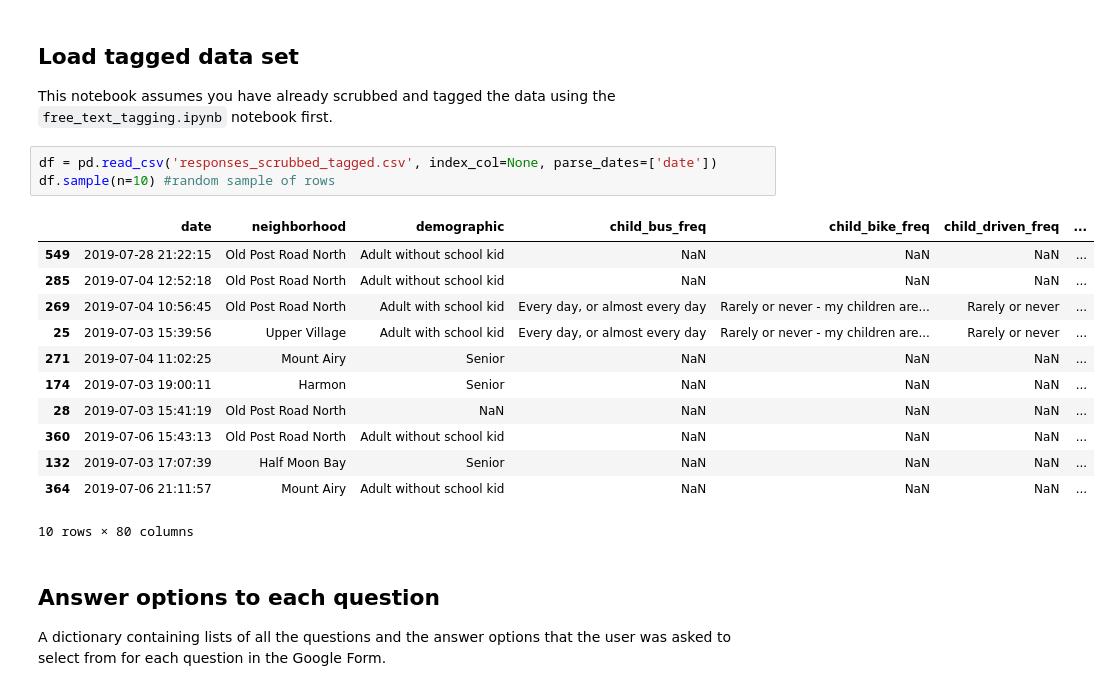
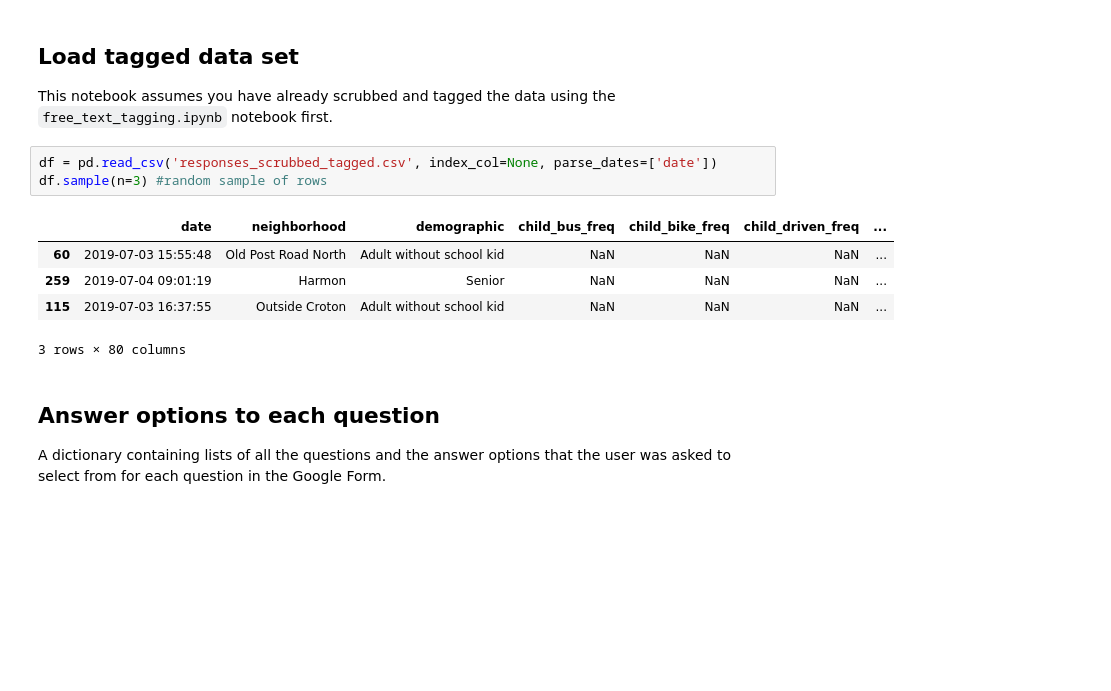
Before and after one commit to croton-on-hudson/bicycle-pedestrian-committee, a Jupyter notebook: survey/analysis/3.multiple_answer_cleanup.ipynb, the cells around one changed output. Drawn from its saved outputs; the diff is of its cells as text; blank space fills up the shorter version.

```diff
--- a/survey/analysis/3.multiple_answer_cleanup.ipynb
+++ b/survey/analysis/3.multiple_answer_cleanup.ipynb
@@ -12,20 +12,13 @@ from IPython.display import display, Markdown, Latex
 This notebook assumes you have already scrubbed and tagged the data using the `free_text_tagging.ipynb` notebook first.
 # %%
 df = pd.read_csv('responses_scrubbed_tagged.csv', index_col=None, parse_dates=['date'])
-df.sample(n=10) #random sample of rows
+df.sample(n=3) #random sample of rows
 # %% [output]
 |  | date | neighborhood | demographic | child_bus_freq | child_bike_freq | child_driven_freq | ... |
-| 549 | 2019-07-28 21:22:15 | Old Post Road North | Adult without school kid | NaN | NaN | NaN | ... |
-| 285 | 2019-07-04 12:52:18 | Old Post Road North | Adult without school kid | NaN | NaN | NaN | ... |
-| 269 | 2019-07-04 10:56:45 | Old Post Road North | Adult with school kid | Every day, or almost every day | Rarely or never - my children are... | Rarely or never | ... |
-| 25 | 2019-07-03 15:39:56 | Upper Village | Adult with school kid | Every day, or almost every day | Rarely or never - my children are... | Rarely or never | ... |
-| 271 | 2019-07-04 11:02:25 | Mount Airy | Senior | NaN | NaN | NaN | ... |
-| 174 | 2019-07-03 19:00:11 | Harmon | Senior | NaN | NaN | NaN | ... |
-| 28 | 2019-07-03 15:41:19 | Old Post Road North | NaN | NaN | NaN | NaN | ... |
-| 360 | 2019-07-06 15:43:13 | Old Post Road North | Adult without school kid | NaN | NaN | NaN | ... |
-| 132 | 2019-07-03 17:07:39 | Half Moon Bay | Senior | NaN | NaN | NaN | ... |
-| 364 | 2019-07-06 21:11:57 | Mount Airy | Adult without school kid | NaN | NaN | NaN | ... |
+| 60 | 2019-07-03 15:55:48 | Old Post Road North | Adult without school kid | NaN | NaN | NaN | ... |
+| 259 | 2019-07-04 09:01:19 | Harmon | Senior | NaN | NaN | NaN | ... |
+| 115 | 2019-07-03 16:37:55 | Outside Croton | Adult without school kid | NaN | NaN | NaN | ... |
-10 rows × 80 columns
+3 rows × 80 columns
 # %% [markdown]
 ## Answer options to each question
 A dictionary containing lists of all the questions and the answer options that the user was asked to select from for each question in the Google Form.
```
Also changed, not shown: parts of 6 cells of this notebook, 4 other files.
